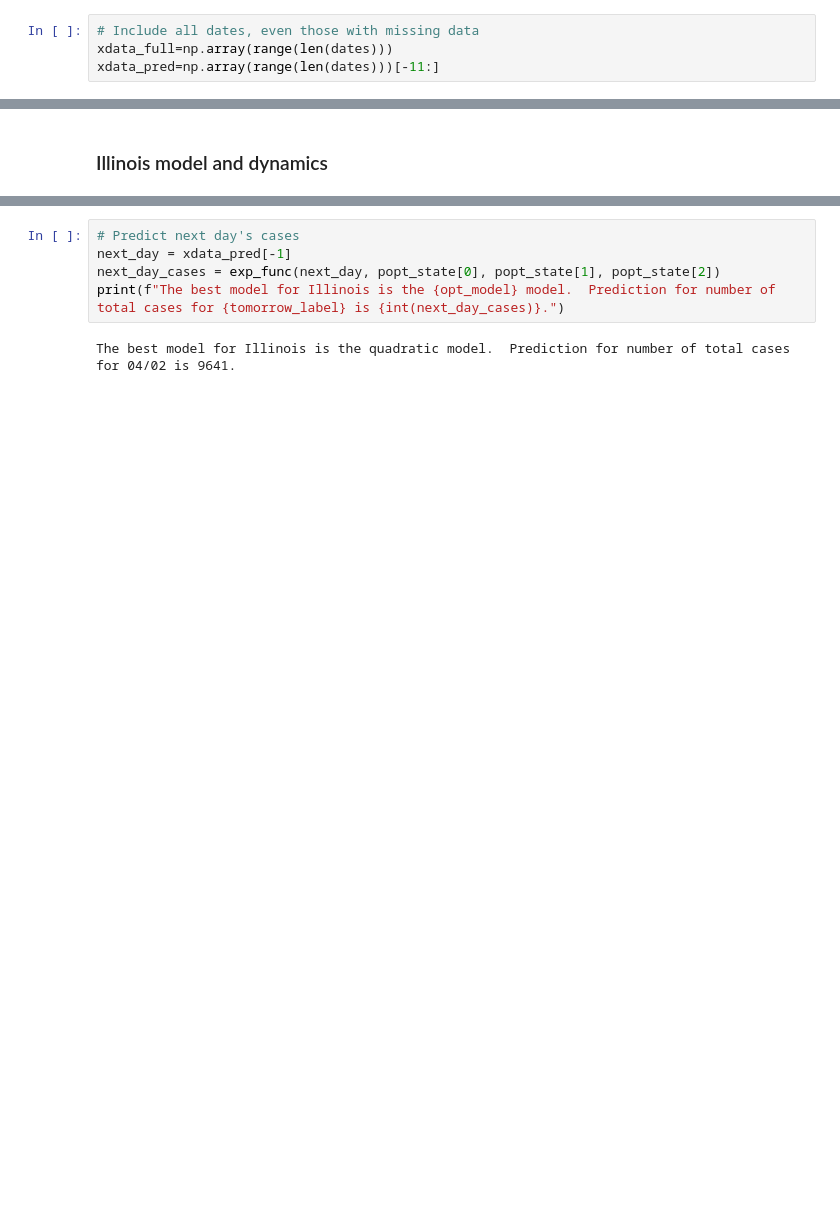
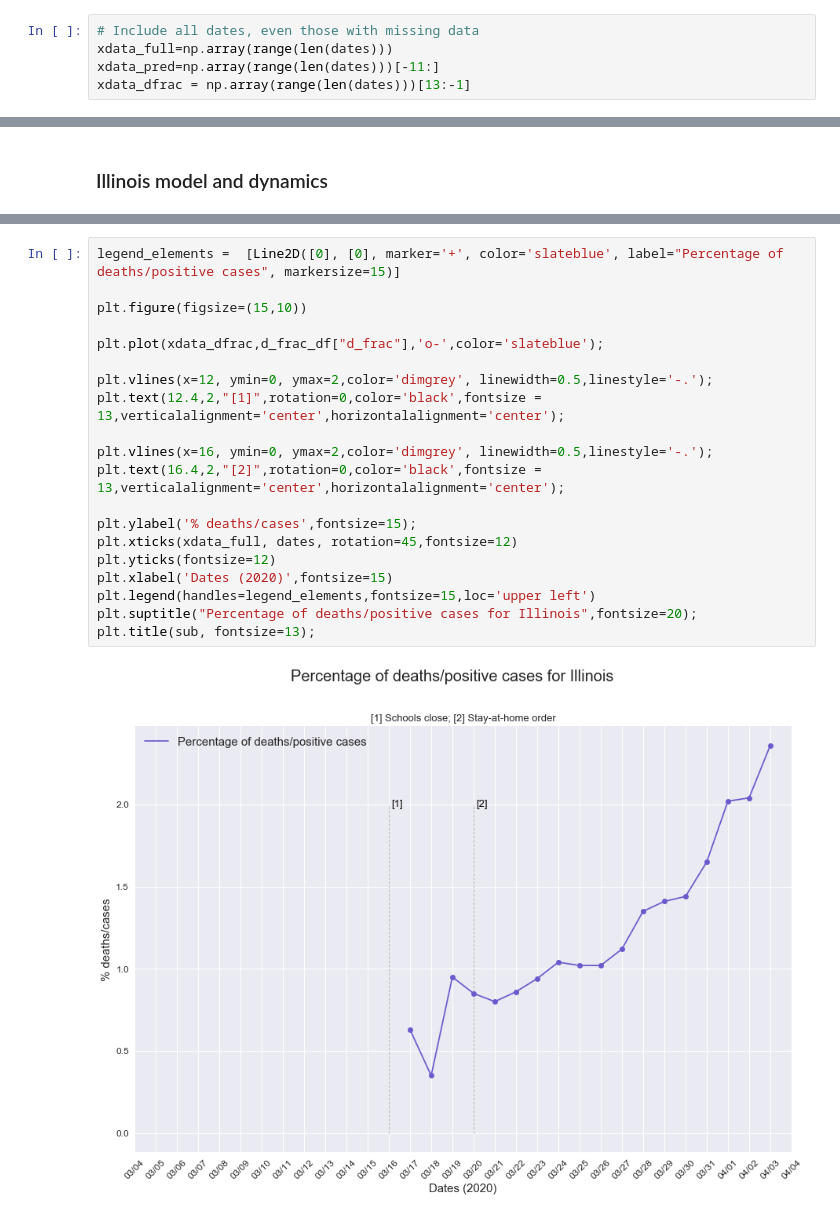
Before and after one commit to akonstodata/covid_state_county, a Jupyter notebook: Illinois/code/IL_COVID_Dynamics.ipynb, the cells around one changed output, grey strips where cells are left out. Drawn from its saved outputs; the diff is of its cells as text; blank space fills up the shorter version.

```diff
--- a/Illinois/code/IL_COVID_Dynamics.ipynb
+++ b/Illinois/code/IL_COVID_Dynamics.ipynb
@@ -107,3 +118,4 @@ model_results
 # Include all dates, even those with missing data
 xdata_full=np.array(range(len(dates)))
 xdata_pred=np.array(range(len(dates)))[-11:]
+xdata_dfrac = np.array(range(len(dates)))[13:-1]
@@ -165,7 +183,22 @@ plt.title(sub, fontsize=13);
-# %%
-# Predict next day's cases
-next_day = xdata_pred[-1]
-next_day_cases = exp_func(next_day, popt_state[0], popt_state[1], popt_state[2])
-print(f"The best model for Illinois is the {opt_model} model.  Prediction for number of total cases for {tomorrow_label} is {int(next_day_cases)}.")
-# %% [output]
-The best model for Illinois is the quadratic model.  Prediction for number of total cases for 04/02 is 9641.
+# %%
+legend_elements =  [Line2D([0], [0], marker='+', color='slateblue', label="Percentage of deaths/positive cases", markersize=15)]
+
+plt.figure(figsize=(15,10))
+
+plt.plot(xdata_dfrac,d_frac_df["d_frac"],'o-',color='slateblue');
+
+plt.vlines(x=12, ymin=0, ymax=2,color='dimgrey', linewidth=0.5,linestyle='-.');
+plt.text(12.4,2,"[1]",rotation=0,color='black',fontsize = 13,verticalalignment='center',horizontalalignment='center');
+
+plt.vlines(x=16, ymin=0, ymax=2,color='dimgrey', linewidth=0.5,linestyle='-.');
+plt.text(16.4,2,"[2]",rotation=0,color='black',fontsize = 13,verticalalignment='center',horizontalalignment='center');
+
+plt.ylabel('% deaths/cases',fontsize=15);
+plt.xticks(xdata_full, dates, rotation=45,fontsize=12)
+plt.yticks(fontsize=12)
+plt.xlabel('Dates (2020)',fontsize=15)
+plt.legend(handles=legend_elements,fontsize=15,loc='upper left')
+plt.suptitle("Percentage of deaths/positive cases for Illinois",fontsize=20);
+plt.title(sub, fontsize=13);
+# %% [output]
+[figure, added]
```
Also changed, not shown: parts of 30 cells of this notebook, 6 other files.
